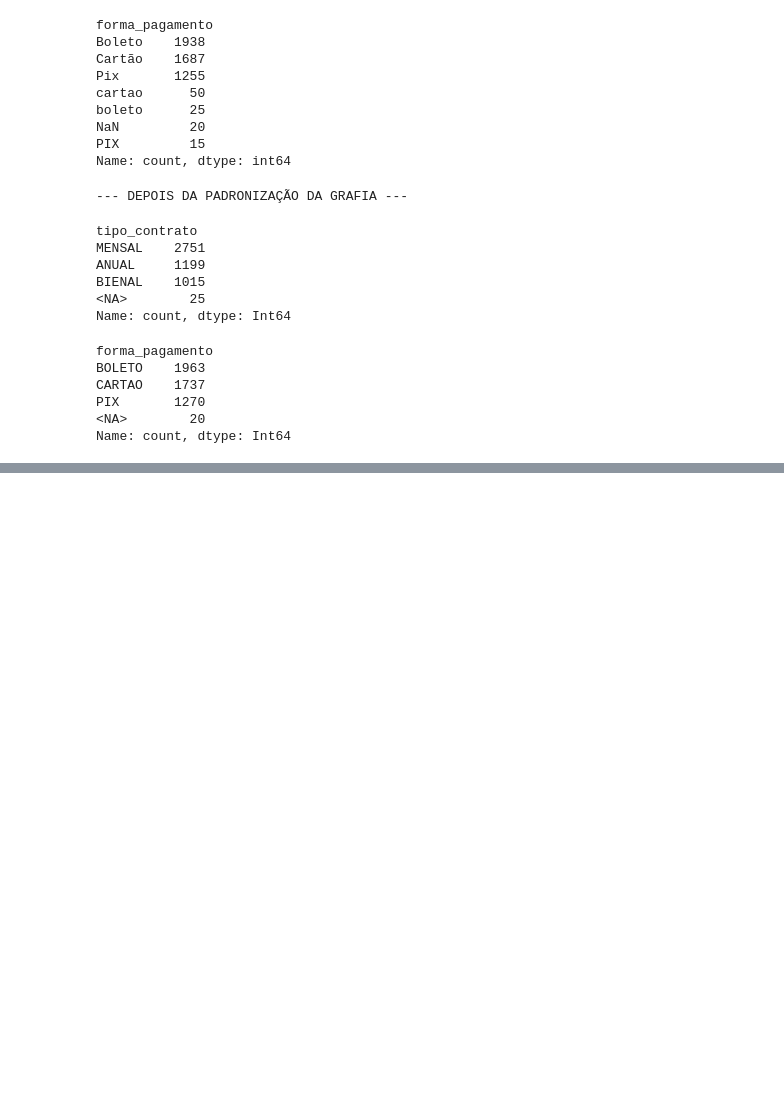
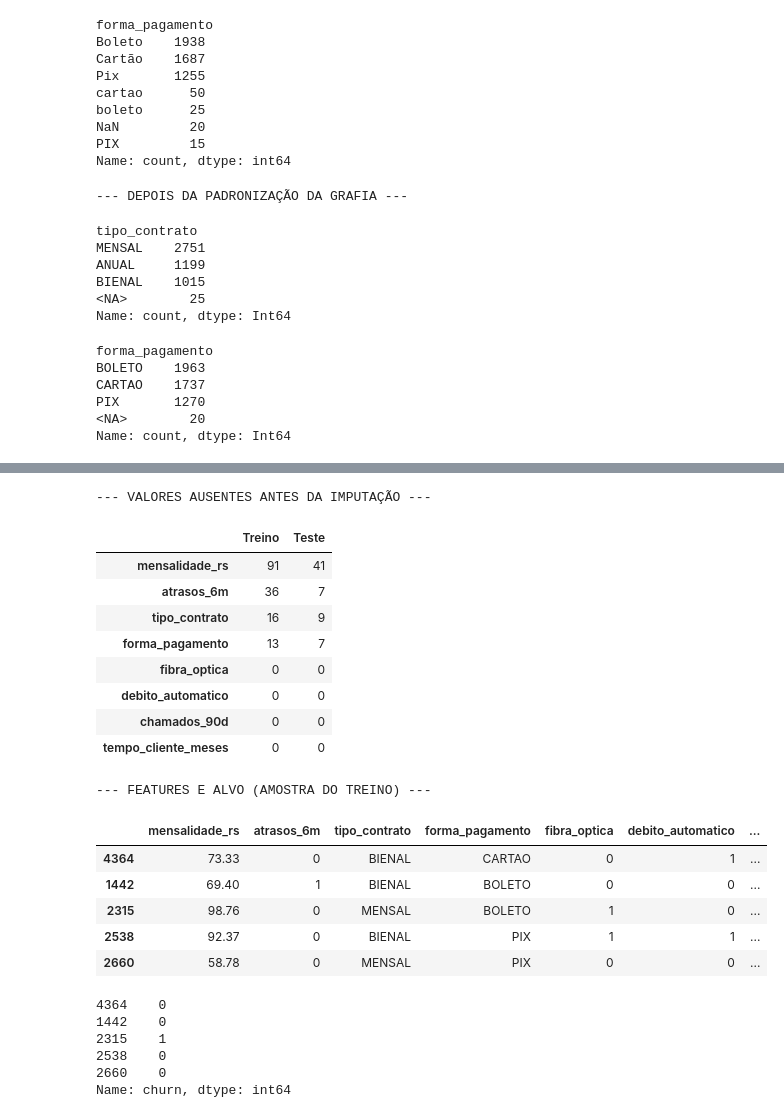
Before and after one commit to llucasEmanuel/CIN0024-churn-analysis-system, a Jupyter notebook: notebooks/preprocessing.ipynb, the cells around one changed output, grey strips where cells are left out. Drawn from its saved outputs; the diff is of its cells as text; code cells hidden in the pictures; blank space fills up the shorter version.

Commit message:
feat: add train test split and feature validation

```diff
--- a/notebooks/preprocessing.ipynb
+++ b/notebooks/preprocessing.ipynb
@@ -369,0 +441,16 @@ Name: count, dtype: Int64
+# %%
+
+colunas_features = [
+    "mensalidade_rs",
+    "atrasos_6m",
+    "tipo_contrato",
+    "forma_pagamento",
+    "fibra_optica",
+    "debito_automatico",
+    "chamados_90d",
+    "tempo_cliente_meses"
+]
+
+X = df_intervalo[colunas_features].copy()
+y = df_intervalo["churn"].copy()
+ids_clientes = df_intervalo["id_cliente"].copy()
@@ -369,0 +461,41 @@ Name: count, dtype: Int64
+# %%
+(
+    X_treino, X_teste,
+    y_treino, y_teste,
+    ids_treino, ids_teste
+) = train_test_split(
+    X,
+    y,
+    ids_clientes,
+    test_size=0.30,
+    random_state=42,
+    stratify=y
+)
+
+# Cada cliente pertence a apenas um dos conjuntos.
+assert set(ids_treino).isdisjoint(ids_teste)
+
+print("--- DIVISÃO TREINO/TESTE ---")
+print(f"Total de clientes: {len(X)}")
+print(f"Treino: {len(X_treino)} clientes")
+print(f"Teste reservado: {len(X_teste)} clientes")
+print(f"Quantidade de features: {X.shape[1]}")
+
+print("\n--- DISTRIBUIÇÃO DO ALVO ---")
+distribuicao_alvo = pd.DataFrame({
+    "Treino": y_treino.value_counts().reindex([0, 1], fill_value=0),
+    "Teste": y_teste.value_counts().reindex([0, 1], fill_value=0)
+})
+distribuicao_alvo.index.name = "churn"
+display(distribuicao_alvo)
+
+print("\n--- VALORES AUSENTES ANTES DA IMPUTAÇÃO ---")
+display(pd.DataFrame({
+    "Treino": X_treino.isna().sum(),
+    "Teste": X_teste.isna().sum()
+}))
+
+print("\n--- FEATURES E ALVO (AMOSTRA DO TREINO) ---")
+display(X_treino.head())
+display(y_treino.head())
+# %% [output]
@@ -369,0 +513,23 @@ Name: count, dtype: Int64
+--- VALORES AUSENTES ANTES DA IMPUTAÇÃO ---
+|  | Treino | Teste |
+| mensalidade_rs | 91 | 41 |
+| atrasos_6m | 36 | 7 |
+| tipo_contrato | 16 | 9 |
+| forma_pagamento | 13 | 7 |
+| fibra_optica | 0 | 0 |
+| debito_automatico | 0 | 0 |
+| chamados_90d | 0 | 0 |
+| tempo_cliente_meses | 0 | 0 |
+--- FEATURES E ALVO (AMOSTRA DO TREINO) ---
+|  | mensalidade_rs | atrasos_6m | tipo_contrato | forma_pagamento | fibra_optica | debito_automatico | ... |
+| 4364 | 73.33 | 0 | BIENAL | CARTAO | 0 | 1 | ... |
+| 1442 | 69.40 | 1 | BIENAL | BOLETO | 0 | 0 | ... |
+| 2315 | 98.76 | 0 | MENSAL | BOLETO | 1 | 0 | ... |
+| 2538 | 92.37 | 0 | BIENAL | PIX | 1 | 1 | ... |
+| 2660 | 58.78 | 0 | MENSAL | PIX | 0 | 0 | ... |
+4364    0
+1442    0
+2315    1
+2538    0
+2660    0
+Name: churn, dtype: int64
```
Also changed, not shown: parts of 6 cells of this notebook.
